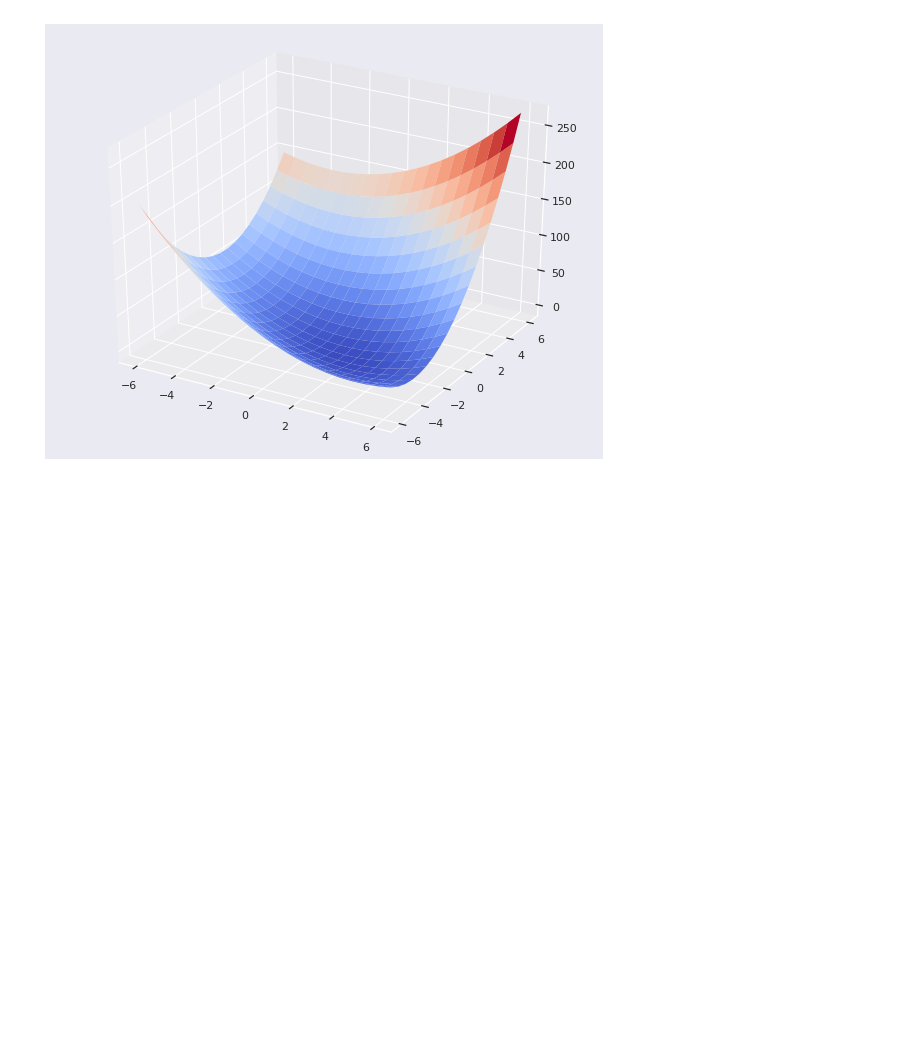
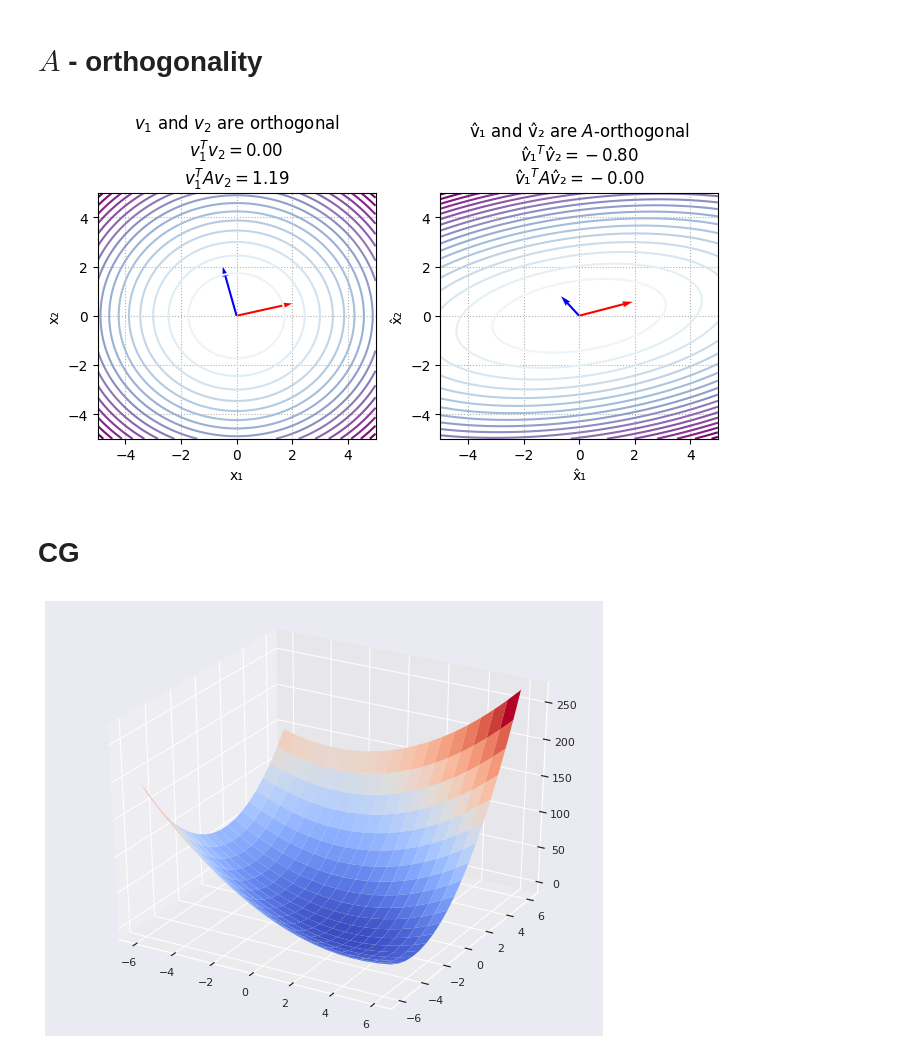
Before and after one commit to MerkulovDaniil/optim, a Jupyter notebook: assets/Notebooks/CG.ipynb, the cells around one changed output. Drawn from its saved outputs; the diff is of its cells as text; code cells hidden in the pictures; blank space fills up the shorter version.

```diff
--- a/assets/Notebooks/CG.ipynb
+++ b/assets/Notebooks/CG.ipynb
@@ -1,3 +89,83 @@
+# %% [markdown]
+# $A$ - orthogonality
+# %%
+import numpy as np
+import matplotlib.pyplot as plt
+import jax.numpy as jnp
+from jax import grad
+from numpy.linalg import cholesky
+
+mu = 1
+L = 5
+
+theta = np.radians(10)
+Q = np.array([[np.cos(theta), -np.sin(theta)], [np.sin(theta), np.cos(theta)]])
+Lambda = np.diag([mu, L])
+A_transformed = np.dot(Q, np.dot(Lambda, Q.T))
+A = A_transformed
+quadratic_function = lambda x: 0.5 * jnp.dot(x, jnp.dot(A, x))
+grad_quadratic_function = grad(quadratic_function)
+
+# Plot contours function
+def plot_contours(ax, function, x_range, y_range, resolution=200):
+    x = np.linspace(x_range[0], x_range[1], resolution)
+    y = np.linspace(y_range[0], y_range[1], resolution)
+    X, Y = np.meshgrid(x, y)
+    Z = np.zeros(X.shape)
+
+    for i in range(X.shape[0]):
+        for j in range(X.shape[1]):
+            Z[i, j] = function(np.array([X[i, j], Y[i, j]]))
+
+    ax.contour(X, Y, Z, levels=20, cmap="BuPu")
+
+# Define the vectors v1 and v2
+v1 = np.array([2, 0.5])
+v2 = np.array([-.5, 2])
+
+# A = I for the left plot (standard orthogonality)
+A_identity = np.eye(2)
+
+# Calculate the transformed vectors using A^(1/2)
+A_inv_sqrt = Q @ np.diag([1/np.sqrt(l) for l in np.diag(Lambda)])
+v1_transformed = A_inv_sqrt @ v1
+v2_transformed = A_inv_sqrt @ v2
+
+# Set up the figure and axes
+fig, axs = plt.subplots(1, 2, figsize=(7, 4))
+
+# Conjugate Gradient Plot
+A = A_identity
+plot_contours(axs[0], quadratic_function, x_range=(-5, 5), y_range=(-5, 5))
+
+# Plot the original vectors v1 and v2 on the left plot
+axs[0].quiver(0, 0, v1[0], v1[1], angles='xy', scale_units='xy', scale=1, color='red')
+axs[0].set_xlabel("x₁")
+axs[0].set_ylabel("x₂")
+axs[0].quiver(0, 0, v2[0], v2[1], angles='xy', scale_units='xy', scale=1, color='blue')
+axs[0].set_title(f"$v_1$ and $v_2$ are orthogonal\n$v_1^T v_2 = {np.dot(v1, v2):.2f}$\n$v_1^T A v_2 = {np.dot(v1, np.dot(A_transformed, v2)):.2f}$")
+
+A = A_transformed
+plot_contours(axs[1], quadratic_function, x_range=(-5, 5), y_range=(-5, 5))
+
+# Plot the transformed vectors on the right plot
+axs[1].quiver(0, 0, v1_transformed[0], v1_transformed[1], angles='xy', scale_units='xy', scale=1, color='red')
+axs[1].set_xlabel("x̂₁")
+axs[1].set_ylabel("x̂₂")
+axs[1].quiver(0, 0, v2_transformed[0], v2_transformed[1], angles='xy', scale_units='xy', scale=1, color='blue')
+axs[1].set_title(f"v̂₁ and v̂₂ are $A$-orthogonal\n$v̂₁^T v̂₂ = {np.dot(v1_transformed, v2_transformed):.2f}$\n$v̂₁^T A v̂₂ = {-np.dot(v1_transformed, np.dot(A_transformed, v2_transformed)):.2f}$")
+
+for ax in axs:
+    # ax.legend()
+    ax.grid(linestyle=":")
+
+plt.tight_layout()
+plt.savefig("A_orthogonality.pdf")
+plt.show()
+# %% [output]
+[figure, added]
+# %% [markdown]
+# CG
 # %%
 %matplotlib inline
 import numpy as np
```
Also changed, not shown: parts of 2 cells of this notebook.
